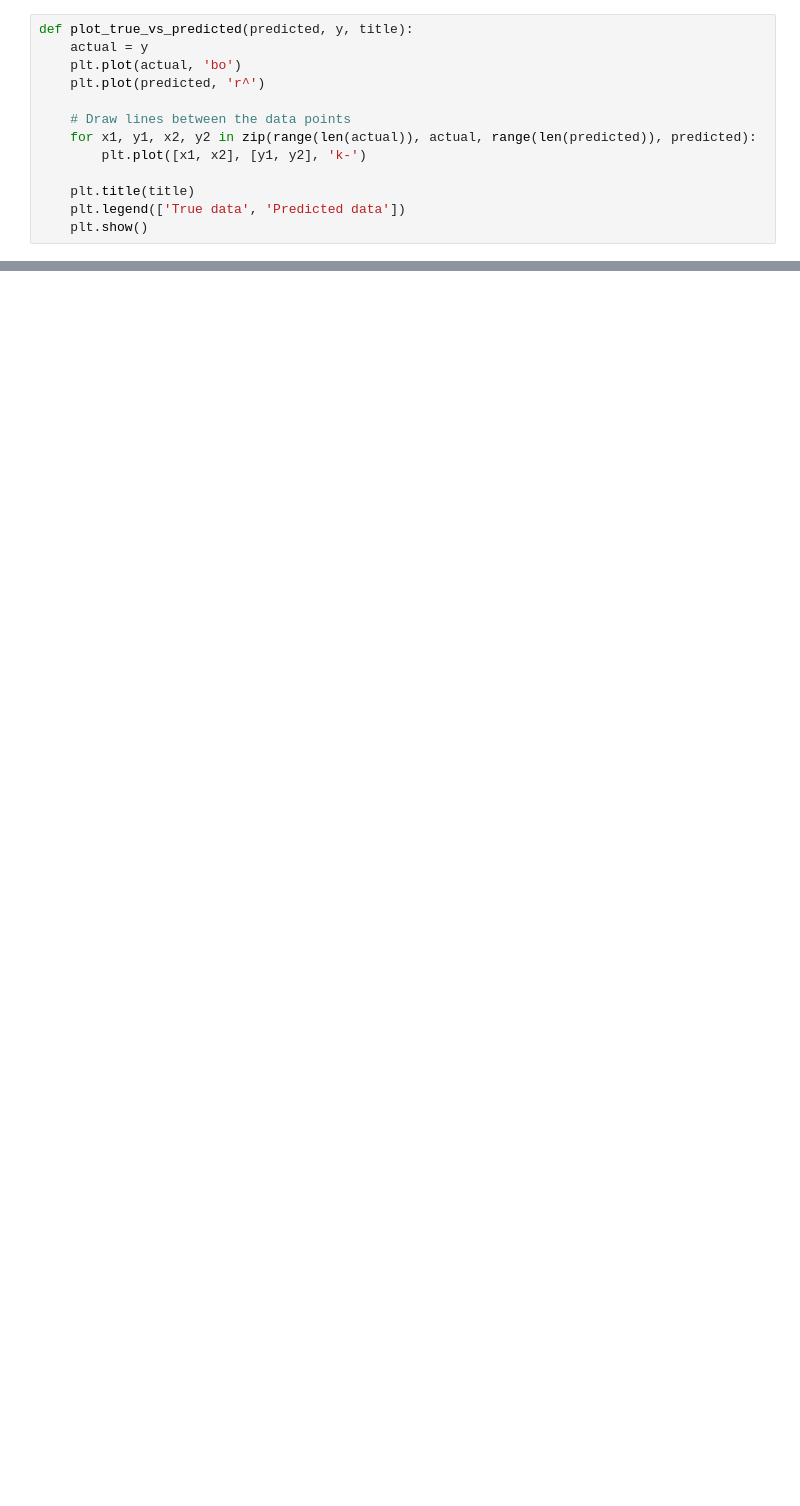
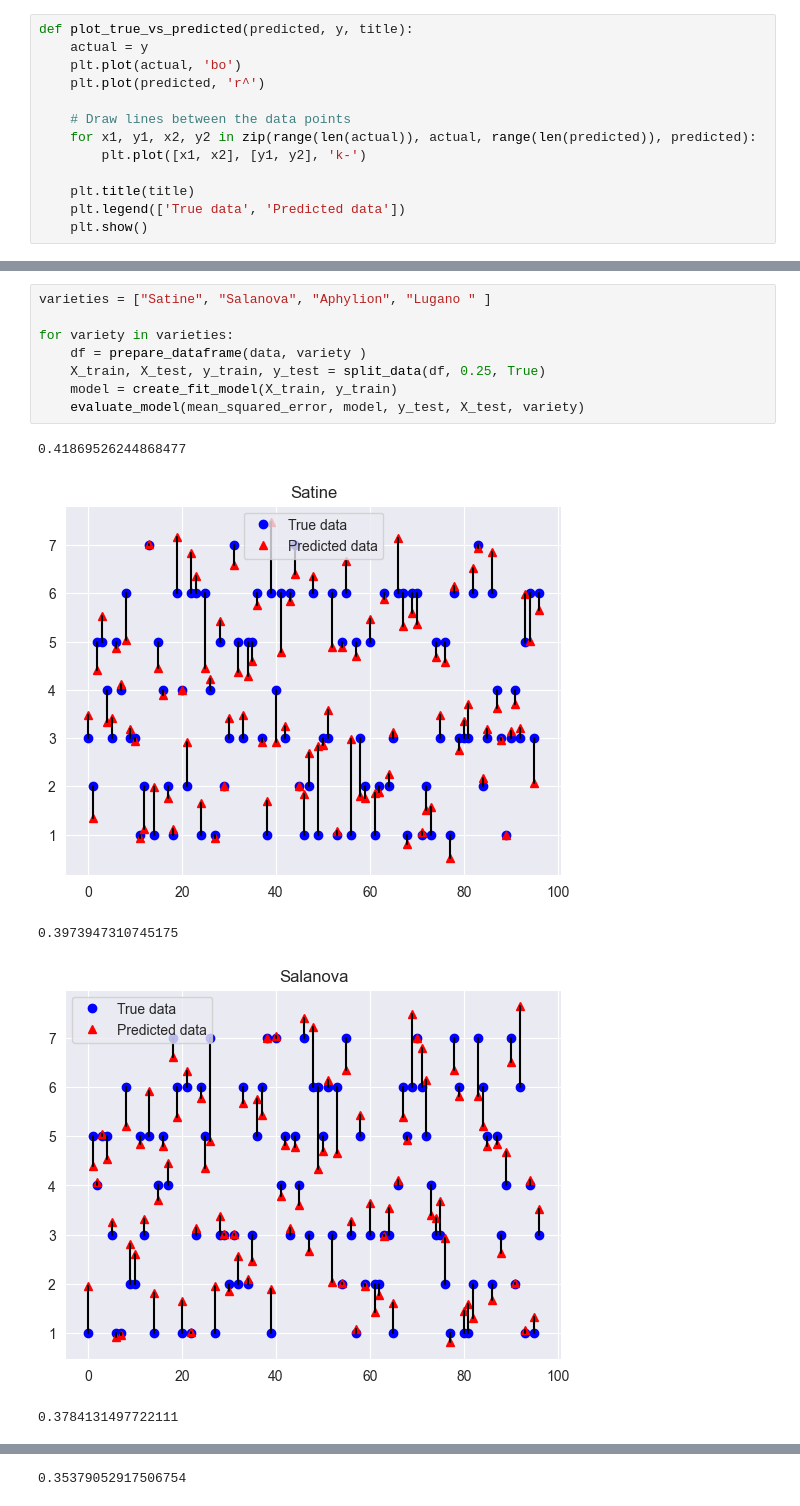
Before and after one commit to Niekwijs/lettuce-growth-models, a Jupyter notebook: Forecasting/linear-regression.ipynb, the cells around one changed output, grey strips where cells are left out. Cells and saved outputs as stored; diff of their text form; blank space fills up the shorter version.

```diff
--- a/Forecasting/linear-regression.ipynb
+++ b/Forecasting/linear-regression.ipynb
@@ -92,0 +77,14 @@ mean_squared_error(prediction, y_test)
+# %%
+varieties = ["Satine", "Salanova", "Aphylion", "Lugano " ]
+
+for variety in varieties:
+    df = prepare_dataframe(data, variety )
+    X_train, X_test, y_train, y_test = split_data(df, 0.25, True)
+    model = create_fit_model(X_train, y_train)
+    evaluate_model(mean_squared_error, model, y_test, X_test, variety)
+# %% [output]
+0.41869526244868477
+[figure, added]
+0.3973947310745175
+[figure, added]
+0.3784131497722111
@@ -92,0 +92 @@ mean_squared_error(prediction, y_test)
+0.35379052917506754
```
Also changed, not shown: parts of 15 cells of this notebook.
